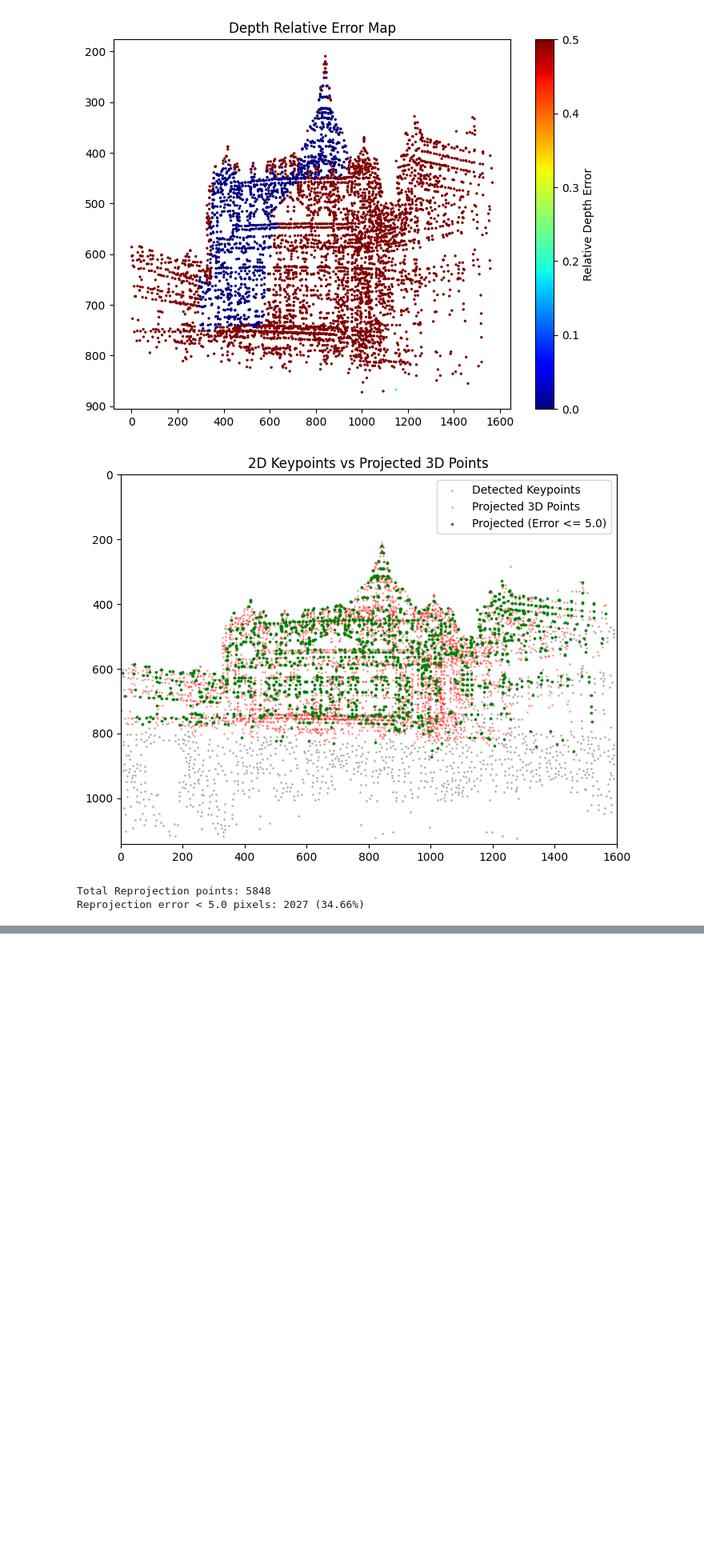
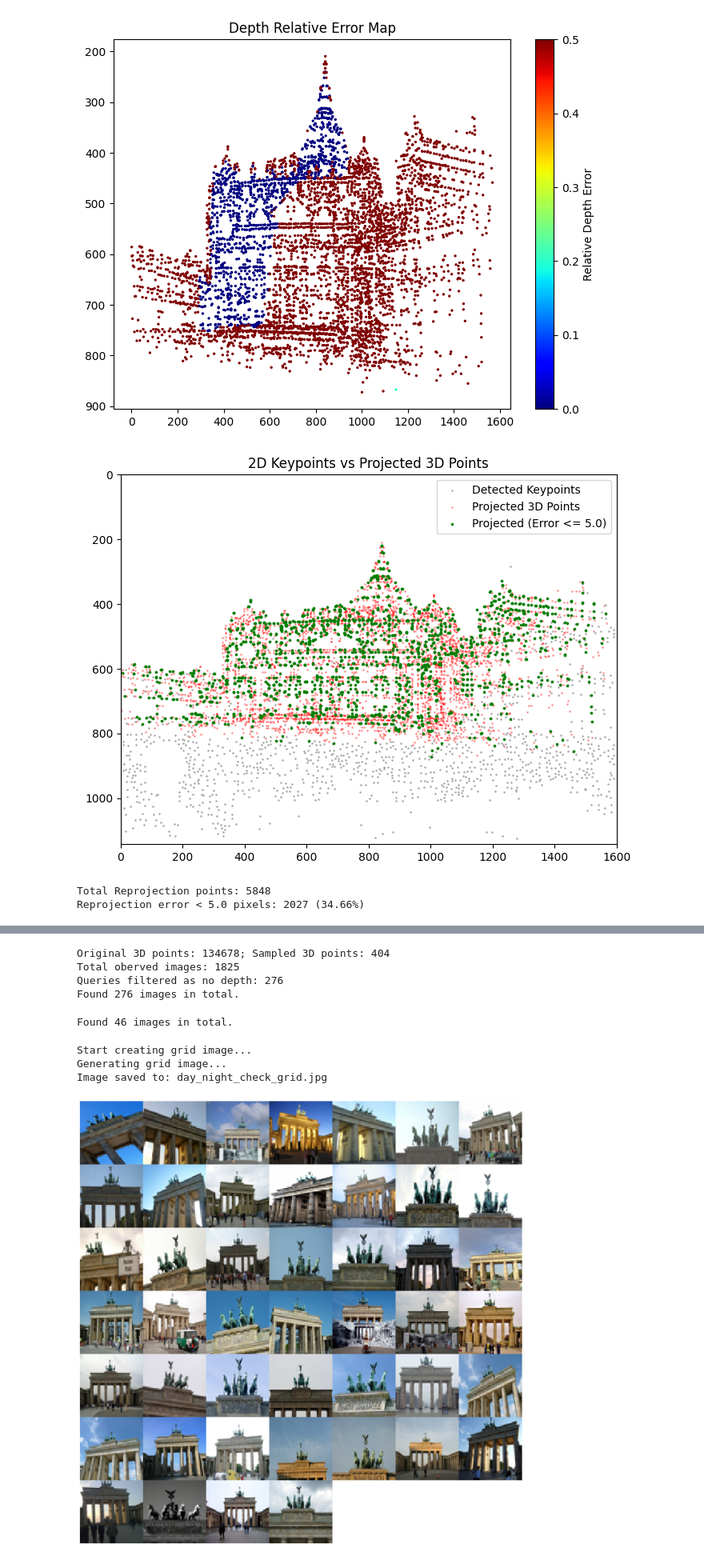
Before and after one commit to Jia0603/3d-2d-Matching-, a Jupyter notebook: file_writing_and_debugging.ipynb, the cells around one changed output, grey strips where cells are left out. Shown at 80% size. Drawn from its saved outputs; the diff is of its cells as text; code cells hidden in the pictures; blank space fills up the shorter version.

```diff
--- a/file_writing_and_debugging.ipynb
+++ b/file_writing_and_debugging.ipynb
@@ -569,0 +624,67 @@ Reprojection error < 5.0 pixels: 2027 (34.66%)
+# %%
+# run this cell if you want to visualize the queries that have been filtered out as no depth map
+images = extract_query_sets_filtered(
+    root_path.parent, root_path.parent.parent.parent / "depth_undistorted"/ scene, sample_ratio=0.003,query_image_ratio=0.2
+)
+image_paths = [root_path / img_name for img_name in images]
+total_images = len(image_paths)
+print(f"Found {total_images} images in total.")
+# %% [output]
+Original 3D points: 134678; Sampled 3D points: 404
+Total oberved images: 1825
+Queries filtered as no depth: 276
+Found 276 images in total.
+# %%
+# run this cell if you want to visualize the queries that have been kept (with depth map)
+image_paths = []
+if not query_names_file.exists():
+    raise FileNotFoundError(f"Not found: {query_names_file}")
+with open(query_names_file, "r", encoding="utf-8") as f:
+    for line in f:
+        img_name = line.strip()
+        if img_name:
+            full_path = root_path / img_name
+            if full_path.exists():
+                image_paths.append(full_path)
+            else:
+                print(f"WARNING: Image not exist -> {full_path}")
+total_images = len(image_paths)
+print(f"Found {total_images} images in total.")
+# %% [output]
+Found 46 images in total.
+# %%
+cols = int(math.ceil(math.sqrt(total_images)))
+rows = int(math.ceil(total_images / cols))
+thumb_size = (64, 64)
+
+grid_img = Image.new("RGB", (cols * thumb_size[0], rows * thumb_size[1]), color="white")
+print("Start creating grid image...")
+
+for idx, img_path in enumerate(image_paths):
+    try:
+        with Image.open(img_path) as img:
+            img_resized = img.convert("RGB").resize(thumb_size)
+            r = idx // cols
+            c = idx % cols
+            x = c * thumb_size[0]
+            y = r * thumb_size[1]
+            grid_img.paste(img_resized, (x, y))
+    except Exception as e:
+        print(f"Could not read {img_path}: {e}")
+
+print("Generating grid image...")
+plt.figure(figsize=(15, 15))
+plt.imshow(grid_img)
+plt.axis("off")
+plt.tight_layout()
+
+output_save_path = "day_night_check_grid.jpg"
+grid_img.save(output_save_path)
+print(f"Image saved to: {output_save_path}")
+
+plt.show()
+# %% [output]
+Start creating grid image...
+Generating grid image...
+Image saved to: day_night_check_grid.jpg
+[figure, added]
```
Also changed, not shown: parts of 4 cells of this notebook, 4 other files.
